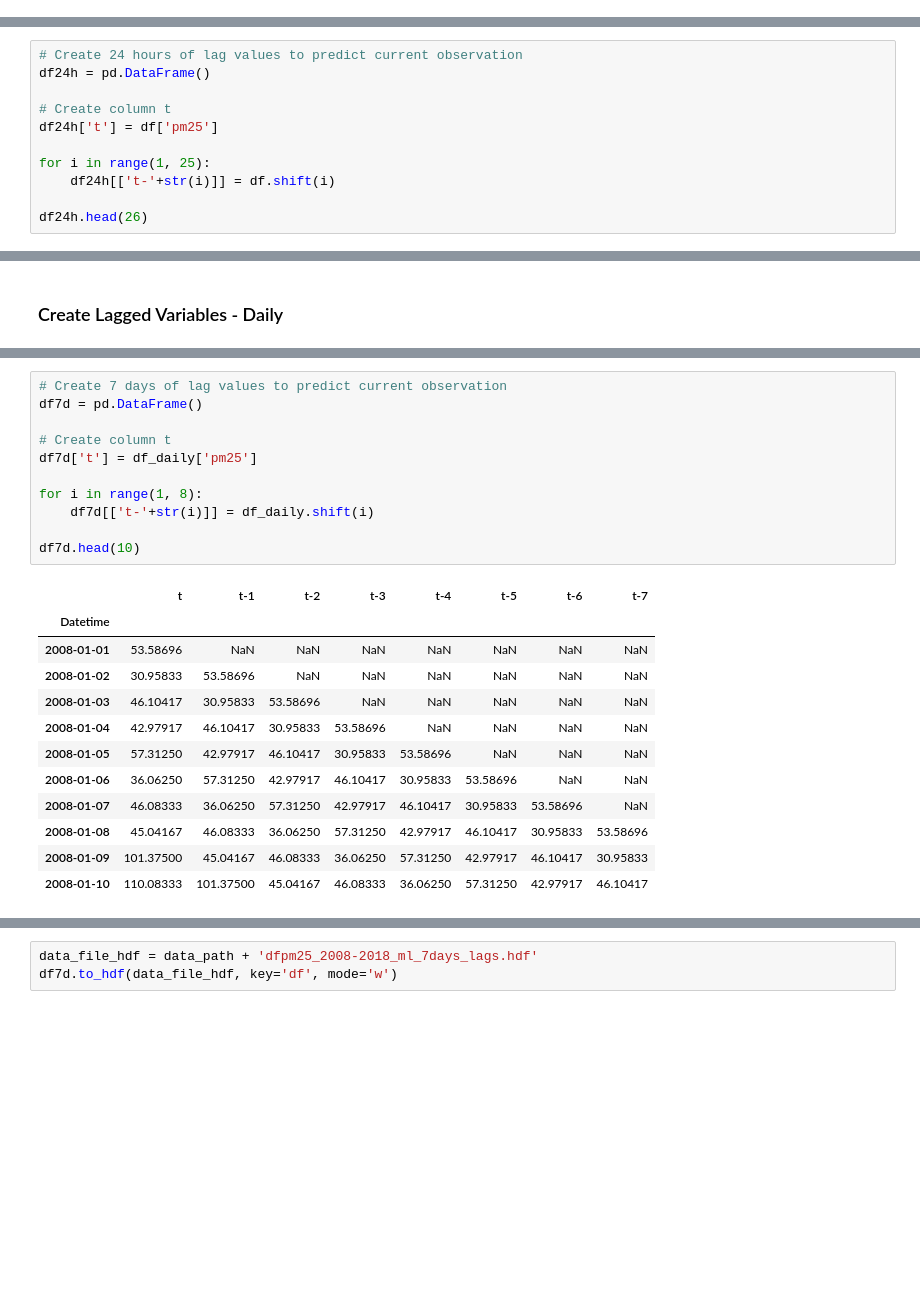
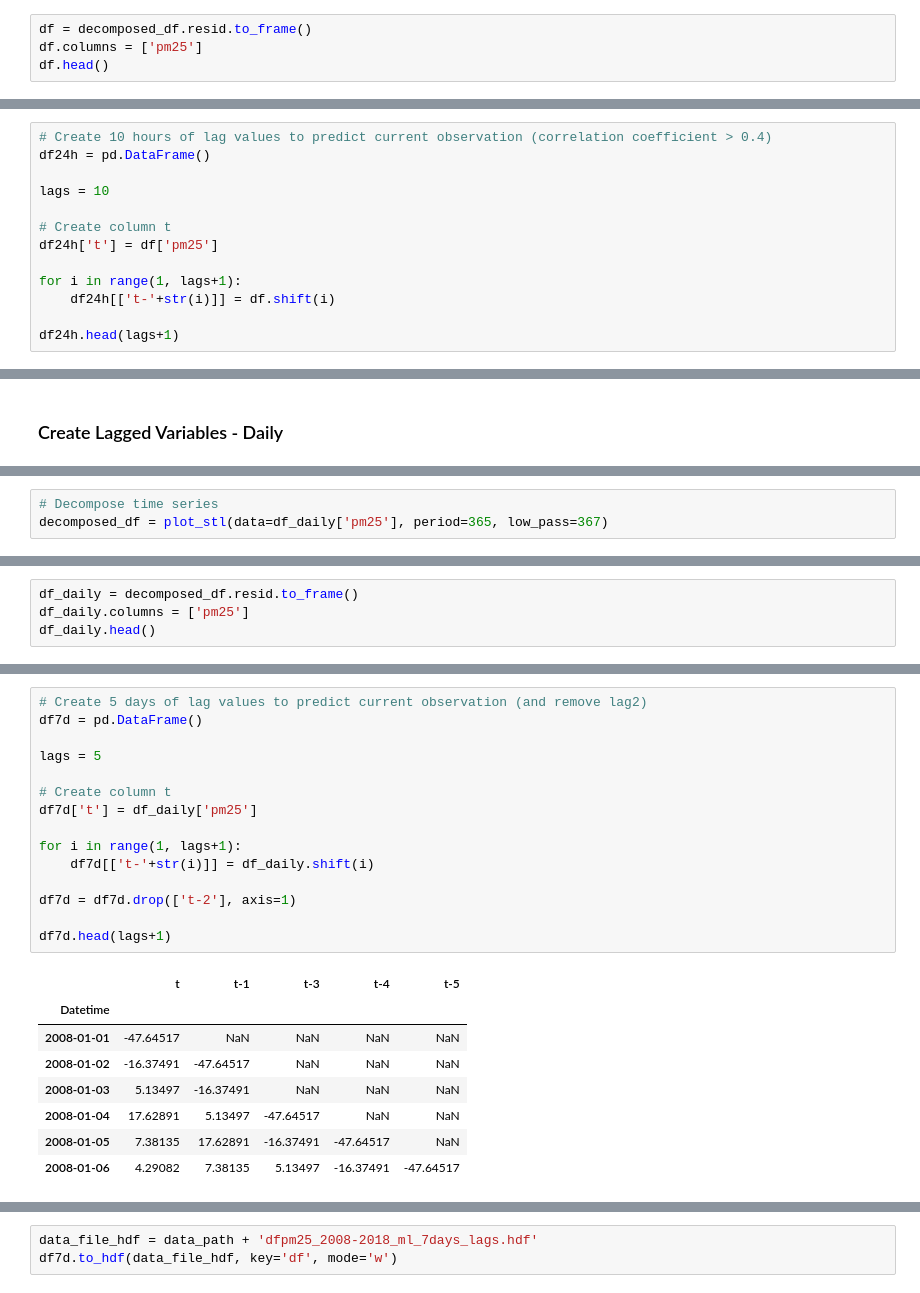
Before and after one commit to ksatola/air-polution, a Jupyter notebook: agh/050_Model_Prepare_Data.ipynb, the cells around one changed output, grey strips where cells are left out. Cells and saved outputs as stored; diff of their text form; blank space fills up the shorter version.

```diff
--- a/agh/050_Model_Prepare_Data.ipynb
+++ b/agh/050_Model_Prepare_Data.ipynb
@@ -220,0 +227,4 @@ df.head()
+# %%
+df = decomposed_df.resid.to_frame()
+df.columns = ['pm25']
+df.head()
@@ -221,12 +243,14 @@ df.head()
 # %%
-# Create 24 hours of lag values to predict current observation
+# Create 10 hours of lag values to predict current observation (correlation coefficient > 0.4)
 df24h = pd.DataFrame()
+
+lags = 10
 
 # Create column t
 df24h['t'] = df['pm25']
 
-for i in range(1, 25):
+for i in range(1, lags+1):
     df24h[['t-'+str(i)]] = df.shift(i)
 
-df24h.head(26)
+df24h.head(lags+1)
 # %% [output]
@@ -307,0 +329,3 @@ df_daily.head()
+# %%
+# Decompose time series
+decomposed_df = plot_stl(data=df_daily['pm25'], period=365, low_pass=367)
@@ -307,0 +342,4 @@ df_daily.head()
+# %%
+df_daily = decomposed_df.resid.to_frame()
+df_daily.columns = ['pm25']
+df_daily.head()
@@ -308,26 +358,26 @@ df_daily.head()
 # %%
-# Create 7 days of lag values to predict current observation
+# Create 5 days of lag values to predict current observation (and remove lag2)
 df7d = pd.DataFrame()
+
+lags = 5
 
 # Create column t
 df7d['t'] = df_daily['pm25']
 
-for i in range(1, 8):
+for i in range(1, lags+1):
     df7d[['t-'+str(i)]] = df_daily.shift(i)
 
-df7d.head(10)
+df7d = df7d.drop(['t-2'], axis=1)
+
+df7d.head(lags+1)
 # %% [output]
-|  | t | t-1 | t-2 | t-3 | t-4 | t-5 | t-6 | t-7 |
-| Datetime |  |  |  |  |  |  |  |  |
-| 2008-01-01 | 53.58696 | NaN | NaN | NaN | NaN | NaN | NaN | NaN |
-| 2008-01-02 | 30.95833 | 53.58696 | NaN | NaN | NaN | NaN | NaN | NaN |
-| 2008-01-03 | 46.10417 | 30.95833 | 53.58696 | NaN | NaN | NaN | NaN | NaN |
-| 2008-01-04 | 42.97917 | 46.10417 | 30.95833 | 53.58696 | NaN | NaN | NaN | NaN |
-| 2008-01-05 | 57.31250 | 42.97917 | 46.10417 | 30.95833 | 53.58696 | NaN | NaN | NaN |
-| 2008-01-06 | 36.06250 | 57.31250 | 42.97917 | 46.10417 | 30.95833 | 53.58696 | NaN | NaN |
-| 2008-01-07 | 46.08333 | 36.06250 | 57.31250 | 42.97917 | 46.10417 | 30.95833 | 53.58696 | NaN |
-| 2008-01-08 | 45.04167 | 46.08333 | 36.06250 | 57.31250 | 42.97917 | 46.10417 | 30.95833 | 53.58696 |
-| 2008-01-09 | 101.37500 | 45.04167 | 46.08333 | 36.06250 | 57.31250 | 42.97917 | 46.10417 | 30.95833 |
-| 2008-01-10 | 110.08333 | 101.37500 | 45.04167 | 46.08333 | 36.06250 | 57.31250 | 42.97917 | 46.10417 |
+|  | t | t-1 | t-3 | t-4 | t-5 |
+| Datetime |  |  |  |  |  |
+| 2008-01-01 | -47.64517 | NaN | NaN | NaN | NaN |
+| 2008-01-02 | -16.37491 | -47.64517 | NaN | NaN | NaN |
+| 2008-01-03 | 5.13497 | -16.37491 | NaN | NaN | NaN |
+| 2008-01-04 | 17.62891 | 5.13497 | -47.64517 | NaN | NaN |
+| 2008-01-05 | 7.38135 | 17.62891 | -16.37491 | -47.64517 | NaN |
+| 2008-01-06 | 4.29082 | 7.38135 | 5.13497 | -16.37491 | -47.64517 |
 # %%
 # Remove NaNs
```
Also changed, not shown: parts of 23 cells of this notebook, 15 other files.
